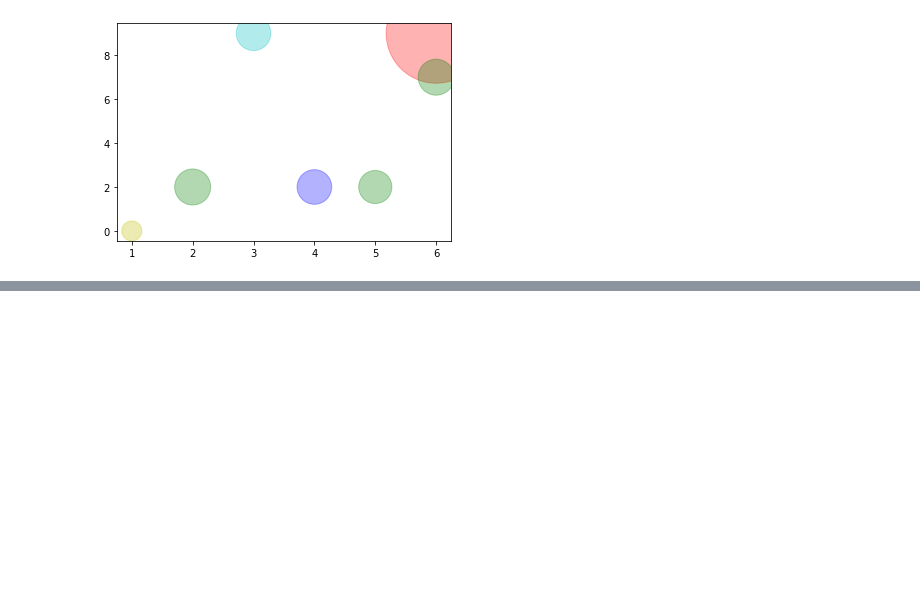
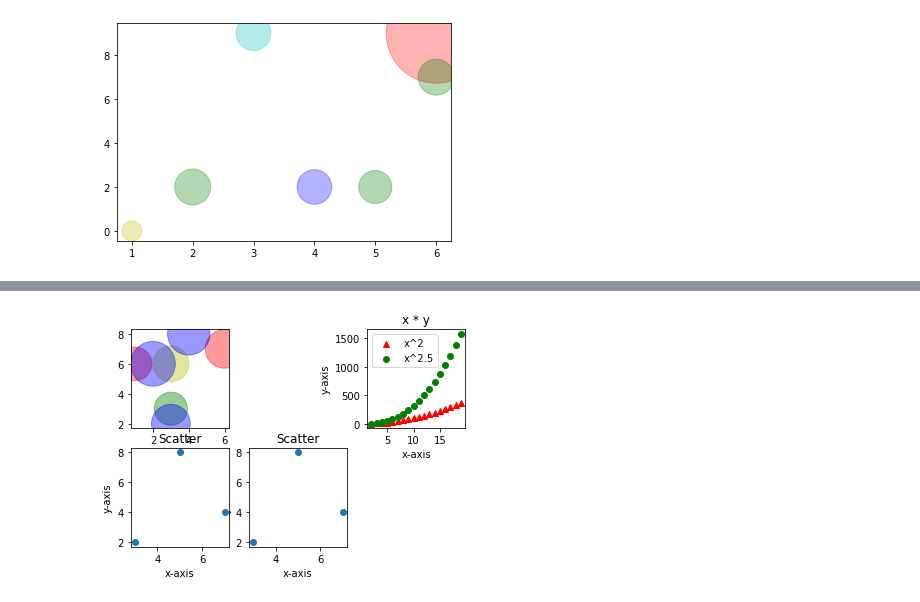
Before and after one commit to Sehaj1904/Data-Science, a Jupyter notebook: Plotting.ipynb, the cells around one changed output, grey strips where cells are left out. Drawn from its saved outputs; the diff is of its cells as text; code cells hidden in the pictures; blank space fills up the shorter version.

```diff
--- a/Plotting.ipynb
+++ b/Plotting.ipynb
@@ -102,0 +115,34 @@ plt.plot()
+# %%
+plt.subplot(2,3, 1)
+
+x = np.round(np.random.rand(7)*7)
+y = np.round(np.random.rand(7)*9)
+
+plt.scatter(x, y, s=[1120, 1100, 1500, 1300, 1500, 1800, 2000], alpha=0.4, color = ['r', 'g', 'b', 'y', 'r', 'b', 'b'])
+
+
+plt.subplot(2,3, 3)
+x = np.arange(2, 20)
+plt.scatter(x, x**2, color = 'r', label='x^2', marker = '^')
+plt.scatter(x, x**2.5, color = 'g', label='x^2.5', marker = 'o')
+plt.xlabel('x-axis')
+plt.ylabel('y-axis')
+plt.title('x * y')
+plt.legend()
+
+plt.subplot(2,3, 5)
+plt.scatter([3, 7, 5], [2, 4, 8])
+plt.xlabel('x-axis')
+plt.ylabel('y-axis')
+plt.title('Scatter')
+
+plt.subplot(2,3, 4)
+plt.scatter([3, 7, 5], [2, 4, 8])
+plt.xlabel('x-axis')
+plt.ylabel('y-axis')
+plt.title('Scatter')
+
+
+plt.show()
+# %% [output]
+[figure, added]
```
Also changed, not shown: parts of 11 cells of this notebook.
